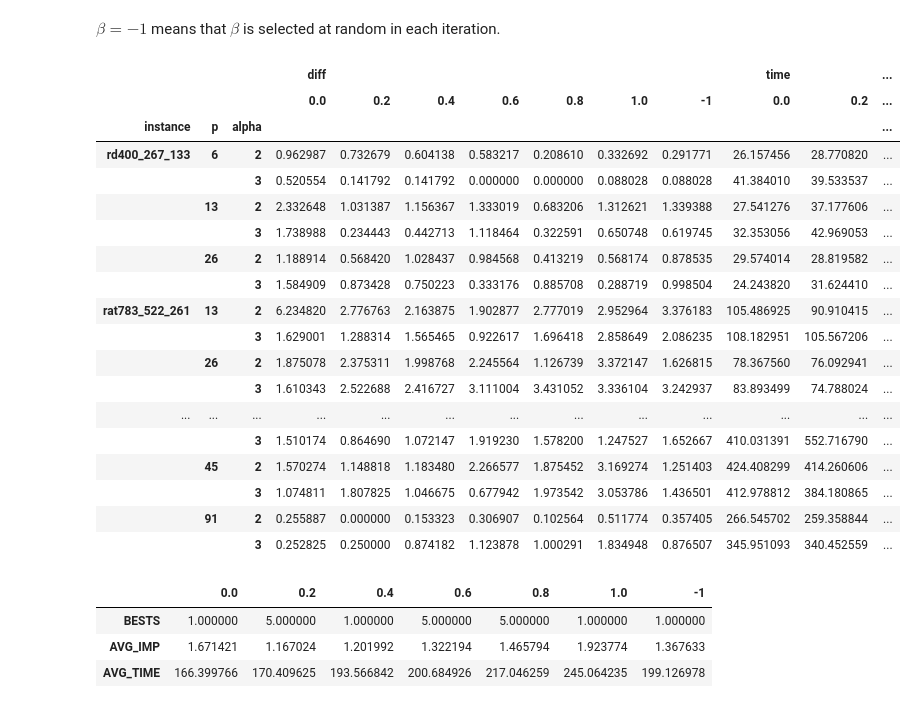
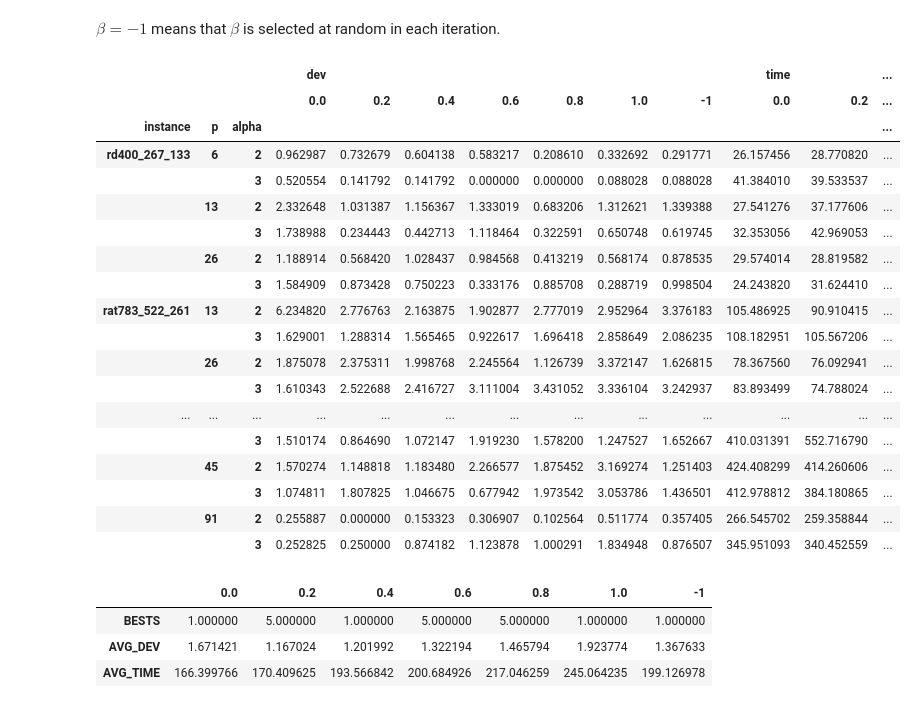
Before and after one commit to netotz/alpha-neighbor-p-center-problem, a Jupyter notebook: anpcp/igrasp_betas.ipynb, the cells around one changed output. Drawn from its saved outputs; the diff is of its cells as text; code cells hidden in the pictures.

```diff
--- a/anpcp/igrasp_betas.ipynb
+++ b/anpcp/igrasp_betas.ipynb
@@ -8,7 +8,7 @@ class Row(IntEnum):
     Row indexes of analysis dataframes.
     """
     BESTS = 0
-    AVG_IMP = 1
+    AVG_DEV = 1
     AVG_TIME = 2
 # %%
 import pandas as pd
@@ -24,16 +24,16 @@ def analyze(dataframe: pd.DataFrame, diffs_slice: slice, times_slice: slice, is_
     `is_general`: `True` if `dataframe` is the table of all instances,
     #bests are counts of minimum averages; otherwise, #bests are counts of 0s.
     """
-    diffs = dataframe.iloc[:, diffs_slice]
+    devs = dataframe.iloc[:, diffs_slice]
 
-    other = diffs.min(axis=1) if is_general else 0
-    bests = diffs.eq(other, axis=0).sum()
+    other = devs.min(axis=1) if is_general else 0
+    bests = devs.eq(other, axis=0).sum()
 
     times = dataframe.iloc[:, times_slice]
 
     data = {
         Row.BESTS.name: bests,
-        Row.AVG_IMP.name: diffs.mean(),
+        Row.AVG_DEV.name: devs.mean(),
         Row.AVG_TIME.name: times.mean(),
     }
 
@@ -73,7 +73,7 @@ for name in names:
         concated = pd.concat(
             {
                 "OF": grouped.iloc[:, :7],
-                "diff": grouped.iloc[:, 7:14],
+                "dev": grouped.iloc[:, 7:14],
                 "time": grouped.iloc[:, 14:21],
                 "last_imp": grouped.iloc[:, 21:],
             },
@@ -96,7 +96,7 @@ for name in names:
                 analysis.style
                     # show maximum #bests in bold
                     .highlight_max((Row.BESTS.name, analysis.columns), axis=1, props=BOLD_PROP)
-                    .highlight_min((Row.AVG_IMP.name, analysis.columns), axis=1, props=BOLD_PROP)
+                    .highlight_min((Row.AVG_DEV.name, analysis.columns), axis=1, props=BOLD_PROP)
                     .highlight_min((Row.AVG_TIME.name, analysis.columns), axis=1, props=BOLD_PROP)
             )
 
@@ -105,43 +105,43 @@ for name in names:
         # start row with params
         row = [instance_name, p, alpha]
         # get all average improvements of this combination
-        row.extend(analysis.iloc[Row.AVG_IMP, :])
+        row.extend(analysis.iloc[Row.AVG_DEV, :])
         # get all average times of this combination
         row.extend(analysis.iloc[Row.AVG_TIME, :])
         datalist.append(row)
 
 params = "instance p alpha".split()
 # the columns are duplicated because both the differences and the times are included
 headers = params + analysis.columns.tolist() * 2
 # dataframe of all tests
 general = pd.DataFrame(datalist, columns=headers)
 # group table so params become indexes of dataframe, instead of columns
 gpd_general = general.groupby(params, sort=False).mean()
 # multiindex
 gpd_concated = pd.concat(
     {
-        "diff": gpd_general.iloc[:, :7],
+        "dev": gpd_general.iloc[:, :7],
         "time": gpd_general.iloc[:, 7:],
     },
     axis=1,
 )
 
 styled_gpd_gen = (
     gpd_concated.style
         .highlight_min(gpd_concated.columns[:7], axis=1, props=BOLD_PROP)
         .highlight_min(gpd_concated.columns[7:], axis=1, props=BOLD_PROP)
 )
 display(styled_gpd_gen)
 
 analysis = analyze(gpd_general, slice(7), slice(7, 14), is_general=True)
 display(
     analysis.style
         .highlight_max((Row.BESTS.name, analysis.columns), axis=1, props=BOLD_PROP)
-        .highlight_min((Row.AVG_IMP.name, analysis.columns), axis=1, props=BOLD_PROP)
+        .highlight_min((Row.AVG_DEV.name, analysis.columns), axis=1, props=BOLD_PROP)
         .highlight_min((Row.AVG_TIME.name, analysis.columns), axis=1, props=BOLD_PROP)
 )
 # %% [output]
-|  |  |  | diff |  |  |  |  |  |  | time |  | ... |
+|  |  |  | dev |  |  |  |  |  |  | time |  | ... |
 |  |  |  | 0.0 | 0.2 | 0.4 | 0.6 | 0.8 | 1.0 | -1 | 0.0 | 0.2 | ... |
 | instance | p | alpha |  |  |  |  |  |  |  |  |  | ... |
 | rd400_267_133 | 6 | 2 | 0.962987 | 0.732679 | 0.604138 | 0.583217 | 0.208610 | 0.332692 | 0.291771 | 26.157456 | 28.770820 | ... |
@@ -162,6 +162,6 @@ display(
 |  |  | 3 | 0.252825 | 0.250000 | 0.874182 | 1.123878 | 1.000291 | 1.834948 | 0.876507 | 345.951093 | 340.452559 | ... |
 |  | 0.0 | 0.2 | 0.4 | 0.6 | 0.8 | 1.0 | -1 |
 | BESTS | 1.000000 | 5.000000 | 1.000000 | 5.000000 | 5.000000 | 1.000000 | 1.000000 |
-| AVG_IMP | 1.671421 | 1.167024 | 1.201992 | 1.322194 | 1.465794 | 1.923774 | 1.367633 |
+| AVG_DEV | 1.671421 | 1.167024 | 1.201992 | 1.322194 | 1.465794 | 1.923774 | 1.367633 |
 | AVG_TIME | 166.399766 | 170.409625 | 193.566842 | 200.684926 | 217.046259 | 245.064235 | 199.126978 |
 # %%
```
Also changed, not shown: parts of 2 cells of this notebook, 1 other file.
